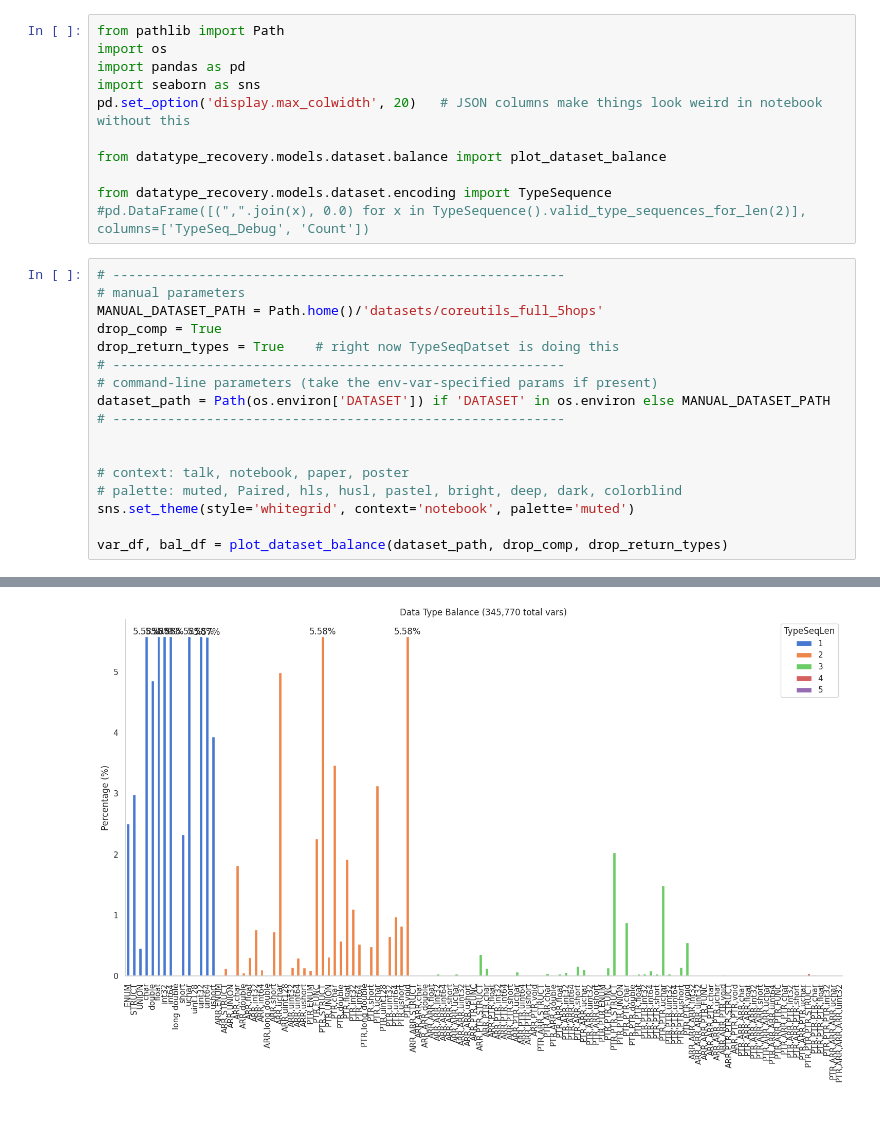
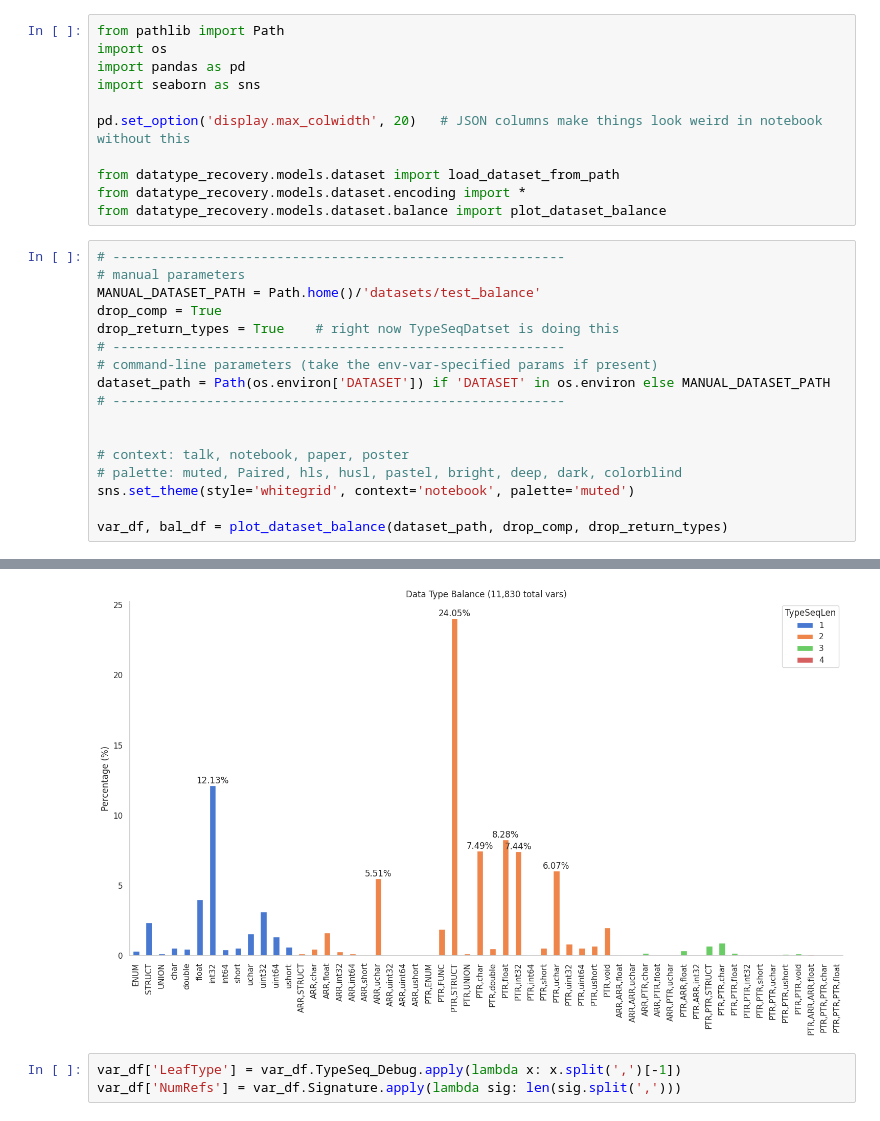
Before and after one commit to lasserre/datatype-recovery-experiments, a Jupyter notebook: notebooks/dataset_balance.ipynb, the cells around one changed output, grey strips where cells are left out. Cells and saved outputs as stored; diff of their text form.

Commit message:
Updated dataset balance, started retyping code in notebook

```diff
--- a/notebooks/dataset_balance.ipynb
+++ b/notebooks/dataset_balance.ipynb
@@ -3,16 +3,16 @@ from pathlib import Path
 import os
 import pandas as pd
 import seaborn as sns
+
 pd.set_option('display.max_colwidth', 20)   # JSON columns make things look weird in notebook without this
 
+from datatype_recovery.models.dataset import load_dataset_from_path
+from datatype_recovery.models.dataset.encoding import *
 from datatype_recovery.models.dataset.balance import plot_dataset_balance
-
-from datatype_recovery.models.dataset.encoding import TypeSequence
-#pd.DataFrame([(",".join(x), 0.0) for x in TypeSequence().valid_type_sequences_for_len(2)], columns=['TypeSeq_Debug', 'Count'])
 # %%
 # ----------------------------------------------------------
 # manual parameters
-MANUAL_DATASET_PATH = Path.home()/'datasets/coreutils_full_5hops'
+MANUAL_DATASET_PATH = Path.home()/'datasets/test_balance'
 drop_comp = True
 drop_return_types = True    # right now TypeSeqDatset is doing this
 # ----------------------------------------------------------
@@ -33 +33,4 @@ var_df, bal_df = plot_dataset_balance(dataset_path, drop_comp, drop_return_types
-[figure, old version]
+[figure, new version]
+# %%
+var_df['LeafType'] = var_df.TypeSeq_Debug.apply(lambda x: x.split(',')[-1])
+var_df['NumRefs'] = var_df.Signature.apply(lambda sig: len(sig.split(',')))
```
Also changed, not shown: parts of 7 cells of this notebook, 1 other file.
